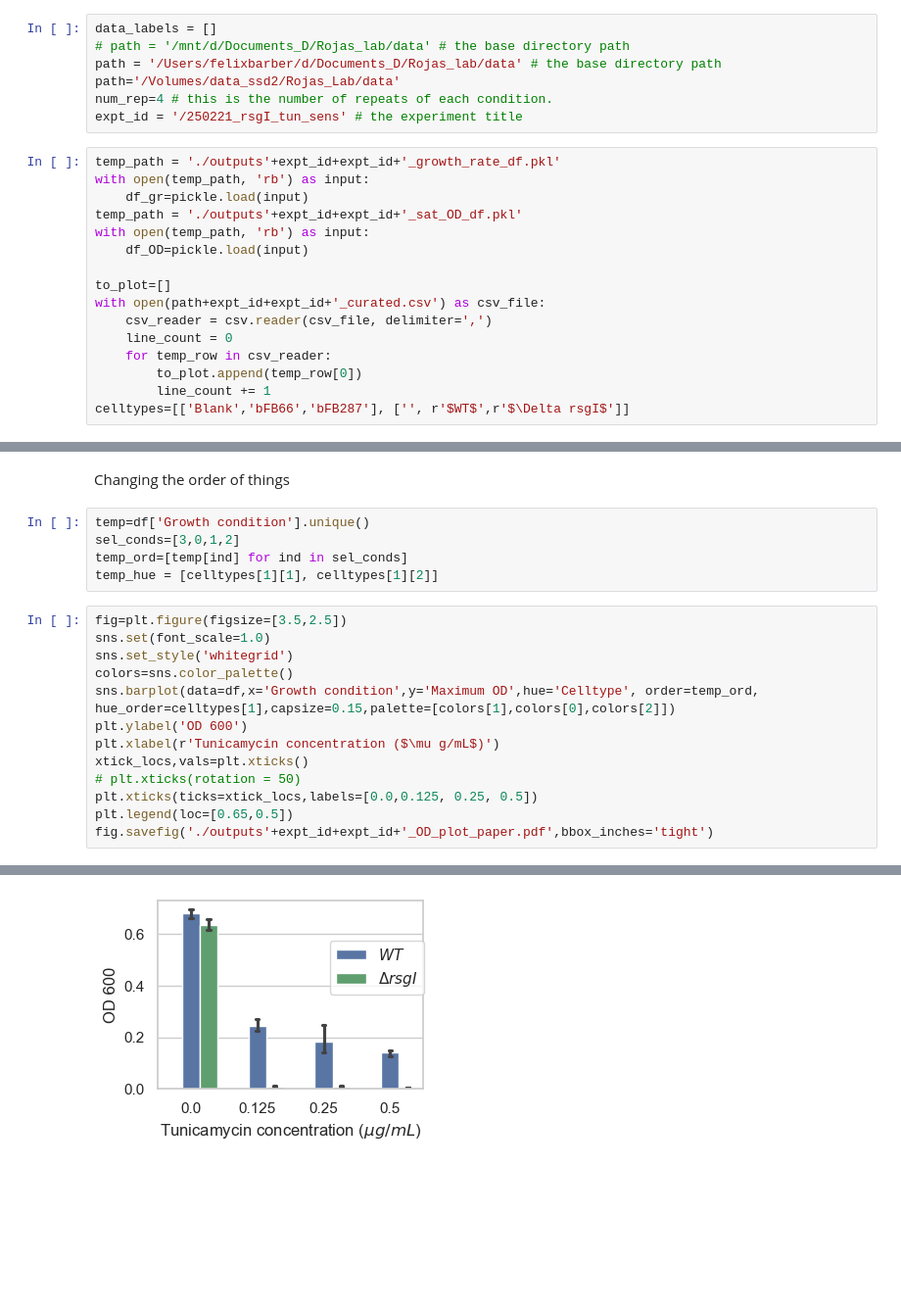
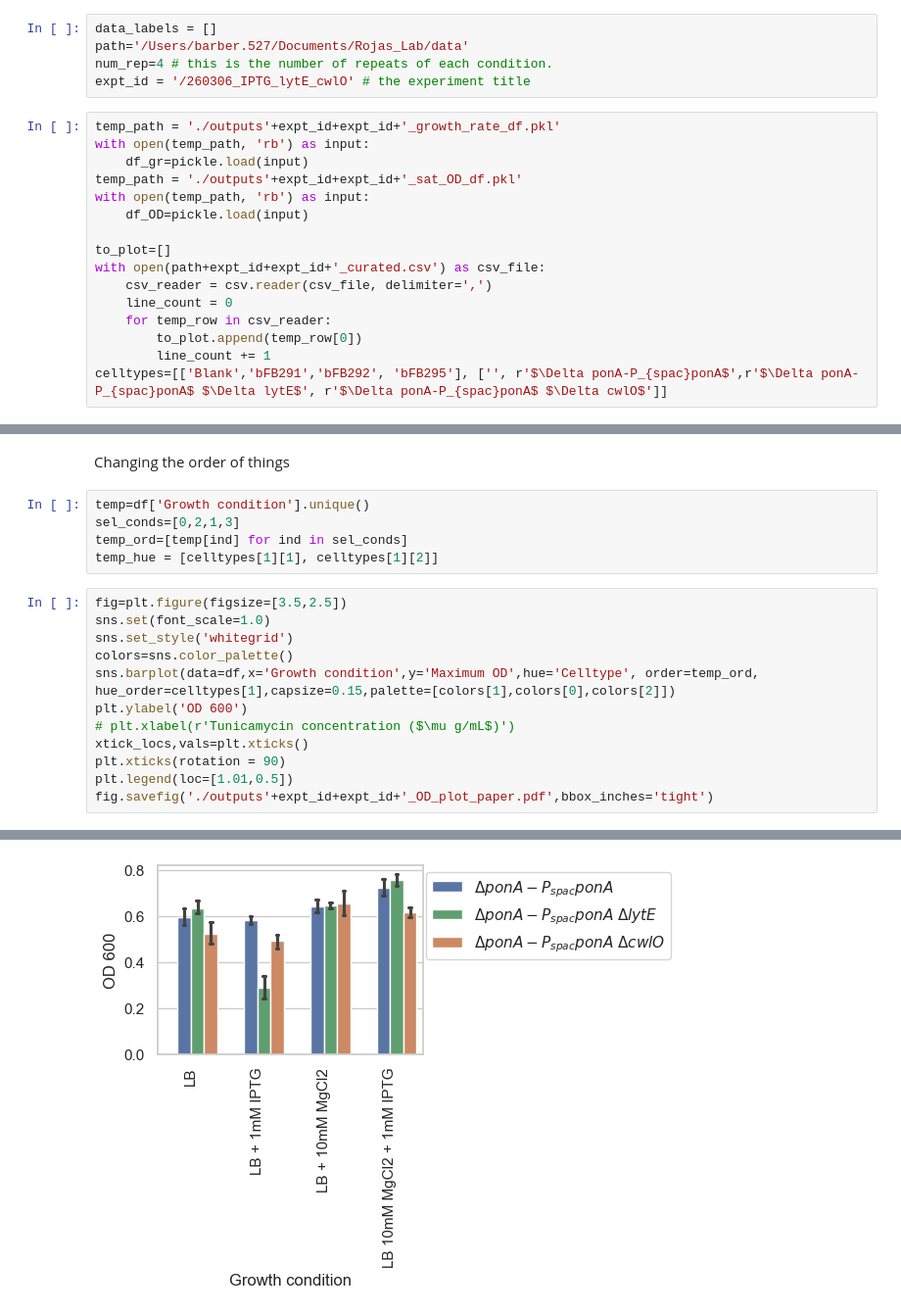
Before and after one commit to felixbarber/WTA_peptidoglycan_nanostructure, a Jupyter notebook: Python_analysis/Growth_data_plotting_sample.ipynb, the cells around one changed output, grey strips where cells are left out. Shown at 98% size. Cells and saved outputs as stored; diff of their text form; blank space fills up the shorter version.

```diff
--- a/Python_analysis/Growth_data_plotting_sample.ipynb
+++ b/Python_analysis/Growth_data_plotting_sample.ipynb
@@ -10,11 +10,9 @@ import os
 import pickle
 # %%
 data_labels = []
-# path = '/mnt/d/Documents_D/Rojas_lab/data' # the base directory path
-path = '/Users/felixbarber/d/Documents_D/Rojas_lab/data' # the base directory path
-path='/Volumes/data_ssd2/Rojas_Lab/data'
+path='/Users/barber.527/Documents/Rojas_Lab/data'
 num_rep=4 # this is the number of repeats of each condition.
-expt_id = '/250221_rsgI_tun_sens' # the experiment title
+expt_id = '/260306_IPTG_lytE_cwlO' # the experiment title
 # %%
 temp_path = './outputs'+expt_id+expt_id+'_growth_rate_df.pkl'
 with open(temp_path, 'rb') as input:
@@ -30,7 +28,7 @@ with open(path+expt_id+expt_id+'_curated.csv') as csv_file:
     for temp_row in csv_reader:
         to_plot.append(temp_row[0])
         line_count += 1
-celltypes=[['Blank','bFB66','bFB287'], ['', r'$WT$',r'$\Delta rsgI$']]
+celltypes=[['Blank','bFB291','bFB292', 'bFB295'], ['', r'$\Delta ponA-P_{spac}ponA$',r'$\Delta ponA-P_{spac}ponA$ $\Delta lytE$', r'$\Delta ponA-P_{spac}ponA$ $\Delta cwlO$']]
 # %%
 df=df_gr.copy()
 df['Maximum OD'] = df_OD['Max. density']
@@ -53,7 +51,7 @@ df['Growth condition'] = temp2
 Changing the order of things
 # %%
 temp=df['Growth condition'].unique()
-sel_conds=[3,0,1,2]
+sel_conds=[0,2,1,3]
 temp_ord=[temp[ind] for ind in sel_conds]
 temp_hue = [celltypes[1][1], celltypes[1][2]]
 # %%
@@ -63,10 +61,9 @@ sns.set_style('whitegrid')
 colors=sns.color_palette()
 sns.barplot(data=df,x='Growth condition',y='Maximum OD',hue='Celltype', order=temp_ord, hue_order=celltypes[1],capsize=0.15,palette=[colors[1],colors[0],colors[2]])
 plt.ylabel('OD 600')
-plt.xlabel(r'Tunicamycin concentration ($\mu g/mL$)')
+# plt.xlabel(r'Tunicamycin concentration ($\mu g/mL$)')
 xtick_locs,vals=plt.xticks()
-# plt.xticks(rotation = 50)
-plt.xticks(ticks=xtick_locs,labels=[0.0,0.125, 0.25, 0.5])
-plt.legend(loc=[0.65,0.5])
+plt.xticks(rotation = 90)
+plt.legend(loc=[1.01,0.5])
 fig.savefig('./outputs'+expt_id+expt_id+'_OD_plot_paper.pdf',bbox_inches='tight')
 # %% [output]
@@ -73 +72 @@ fig.savefig('./outputs'+expt_id+expt_id+'_OD_plot_paper.pdf',bbox_inches='tight'
-[figure, old version]
+[figure, new version]
```
Also changed, not shown: parts of 3 cells of this notebook, 1 other file.
